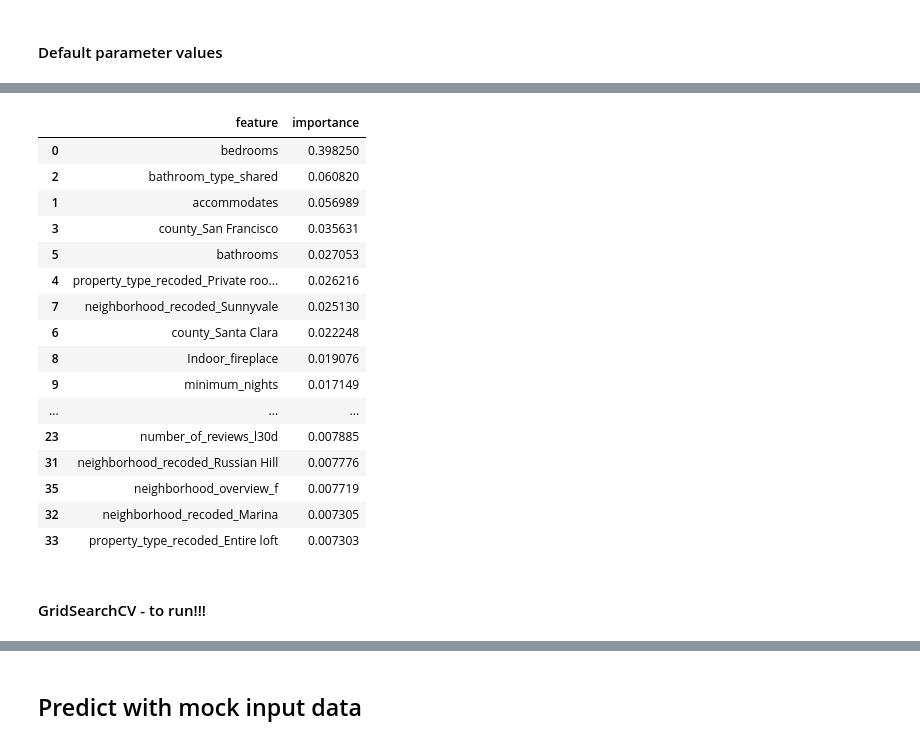
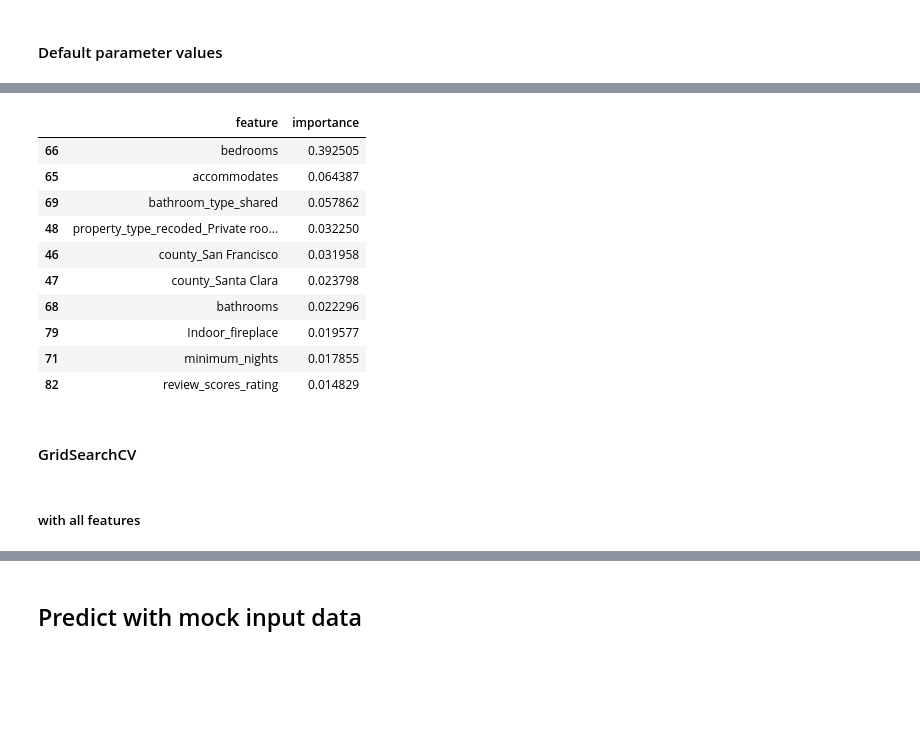
Before and after one commit to AnnieW2014/GA_Capstone, a Jupyter notebook: Code/Capstone_ListingData_Modeling_AW.ipynb, the cells around one changed output, grey strips where cells are left out. Saved outputs shown, nothing was run; the diff lists cells and outputs as text; code cells hidden in the pictures; blank space fills up the shorter version.

Commit message:
completed modeling code; need to revise EDA next

```diff
--- a/Code/Capstone_ListingData_Modeling_AW.ipynb
+++ b/Code/Capstone_ListingData_Modeling_AW.ipynb
@@ -491,23 +493,0 @@ m1_pipe_xgb_base_mse_test:  7844.9063
-# %%
-
-
-# train model
-print(datetime.datetime.now())
-m1_pipe_xgb_base_random.fit(X_train_random, y_train)
-print(datetime.datetime.now())
-print()
-
-# predict
-m1_pipe_xgb_base_random_pred_train = m1_pipe_xgb_base_random.predict(X_train_random)
-m1_pipe_xgb_base_random_pred_test = m1_pipe_xgb_base_random.predict(X_test_random)
-
-# evaluate
-m1_pipe_xgb_base_random_R2_train = m1_pipe_xgb_base_random.score(X_train_random, y_train)
-m1_pipe_xgb_base_random_R2_test = m1_pipe_xgb_base_random.score(X_test_random, y_test)
-print('m1_pipe_xgb_base_random_R2_train: ', round(m1_pipe_xgb_base_random_R2_train, 4))
-print('m1_pipe_xgb_base_random_R2_test: ', round(m1_pipe_xgb_base_random_R2_test, 4))
-
-m1_pipe_xgb_base_random_mse_train = metrics.mean_squared_error(y_train, m1_pipe_xgb_base_random_pred_train)
-m1_pipe_xgb_base_random_mse_test = metrics.mean_squared_error(y_test, m1_pipe_xgb_base_random_pred_test)
-print('m1_pipe_xgb_base_random_mse_train', round(m1_pipe_xgb_base_random_mse_train, 4))
-print('m1_pipe_xgb_base_random_mse_test', round(m1_pipe_xgb_base_random_mse_test, 4))
@@ -522,11 +494,11 @@ m1_pipe_xgb_base_random_mse_test 7978.9377
 # %%
 # feature importance
-m1_pipe_xgb_base_random_feature_importance = pd.DataFrame({'feature': m1_pipe_xgb_base_random['ohe'].get_feature_names(),
-                                             'importance': m1_pipe_xgb_base_random['xgb'].feature_importances_})
+m1_pipe_xgb_base_feature_importance = pd.DataFrame({'feature': m1_pipe_xgb_base['ohe'].get_feature_names(),
+                                             'importance': m1_pipe_xgb_base['xgb'].feature_importances_})
 
-m1_pipe_xgb_base_random_feature_importance.to_csv('../Data/m1_pipe_xgb_base_random_feature_importance.csv')
-m1_pipe_xgb_base_random_feature_importance.sort_values('importance', ascending=False).head(21)
+m1_pipe_xgb_base_feature_importance.to_csv('../Data/m1_pipe_xgb_base_feature_importance.csv')
+m1_pipe_xgb_base_feature_importance.sort_values('importance', ascending=False).head(21)
 
-# there are 70 features that are more important than the 'random' column.
+# There are 59 features that are more important than the 'random' column.
 # %% [output]
 |  | feature | importance |
@@ -549,9 +525,9 @@ m1_pipe_xgb_base_random_feature_importance.sort_values('importance', ascending=F
 # %%
-# retrain the model with top 70 features
+# retrain the model with top 60 features
 
-# top-70 feature list
-feature_list = m1_pipe_xgb_base_random_feature_importance.sort_values('importance', ascending=False).head(50)['feature']
-feature_list = [feature for feature in feature_list if feature != 'random']
+# top-60 feature list
+feature_list = m1_pipe_xgb_base_feature_importance.sort_values('importance', ascending=False).head(61)['feature']
+# feature_list = [feature for feature in feature_list if feature != 'random']
 
 # create the X_train with only these features
 ohe = ce.one_hot.OneHotEncoder(use_cat_names=True, handle_unknown='value')
@@ -599,32 +575,28 @@ m1_pipe_xgb_base_top_mse_test 7899.2908
 # %%
 # feature importance
 m1_pipe_xgb_base_top_feature_importance = pd.DataFrame({'feature': feature_list,
                                              'importance': m1_pipe_xgb_base_top['xgb'].feature_importances_})
 
 m1_pipe_xgb_base_top_feature_importance.to_csv('../Data/m1_pipe_xgb_base_top_feature_importance.csv')
-m1_pipe_xgb_base_top_feature_importance.sort_values('importance', ascending=False).head(30)
+m1_pipe_xgb_base_top_feature_importance.sort_values('importance', ascending=False).head(10)
 
-# There are 43 features that are more important than 'random'.
+# There are 55 features that are more important than 'random'.
 # %% [output]
 |  | feature | importance |
-| 0 | bedrooms | 0.398250 |
-| 2 | bathroom_type_shared | 0.060820 |
-| 1 | accommodates | 0.056989 |
-| 3 | county_San Francisco | 0.035631 |
-| 5 | bathrooms | 0.027053 |
-| 4 | property_type_recoded_Private roo... | 0.026216 |
-| 7 | neighborhood_recoded_Sunnyvale | 0.025130 |
-| 6 | county_Santa Clara | 0.022248 |
-| 8 | Indoor_fireplace | 0.019076 |
-| 9 | minimum_nights | 0.017149 |
-| ... | ... | ... |
-| 23 | number_of_reviews_l30d | 0.007885 |
-| 31 | neighborhood_recoded_Russian Hill | 0.007776 |
-| 35 | neighborhood_overview_f | 0.007719 |
-| 32 | neighborhood_recoded_Marina | 0.007305 |
-| 33 | property_type_recoded_Entire loft | 0.007303 |
+| 66 | bedrooms | 0.392505 |
+| 65 | accommodates | 0.064387 |
+| 69 | bathroom_type_shared | 0.057862 |
+| 48 | property_type_recoded_Private roo... | 0.032250 |
+| 46 | county_San Francisco | 0.031958 |
+| 47 | county_Santa Clara | 0.023798 |
+| 68 | bathrooms | 0.022296 |
+| 79 | Indoor_fireplace | 0.019577 |
+| 71 | minimum_nights | 0.017855 |
+| 82 | review_scores_rating | 0.014829 |
 # %% [markdown]
-#### GridSearchCV - to run!!!
+#### GridSearchCV
+# %% [markdown]
+##### with all features
 # %%
 # build the model
 m1_pipe_xgb = Pipeline([
```
Also changed, not shown: parts of 132 cells of this notebook.
